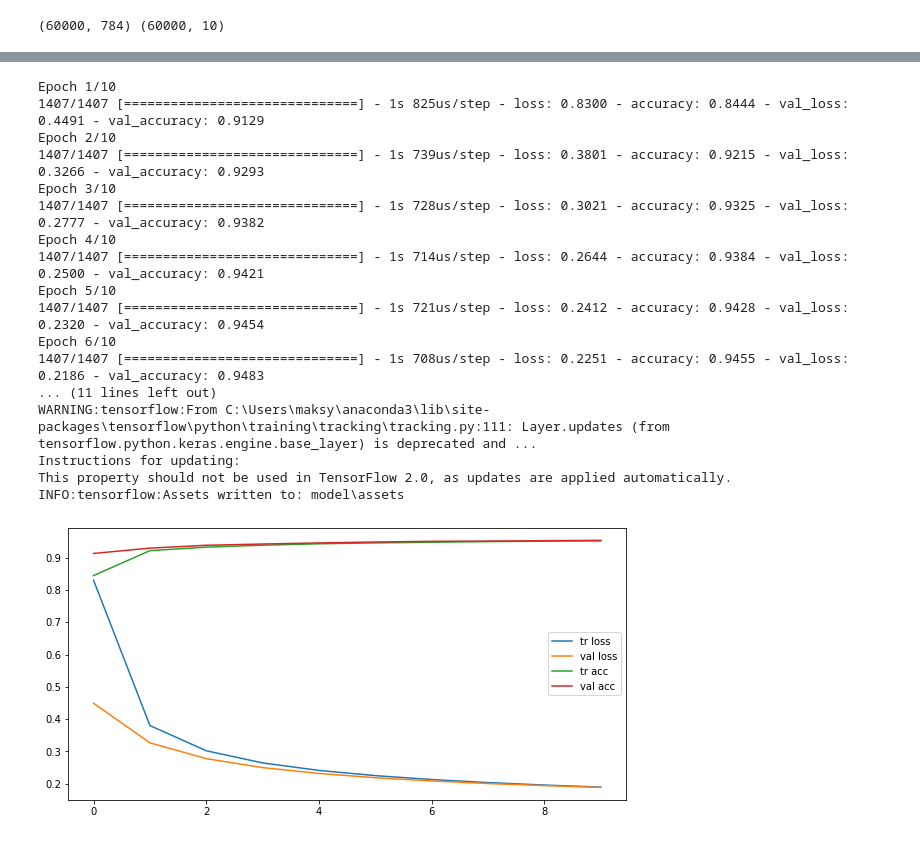
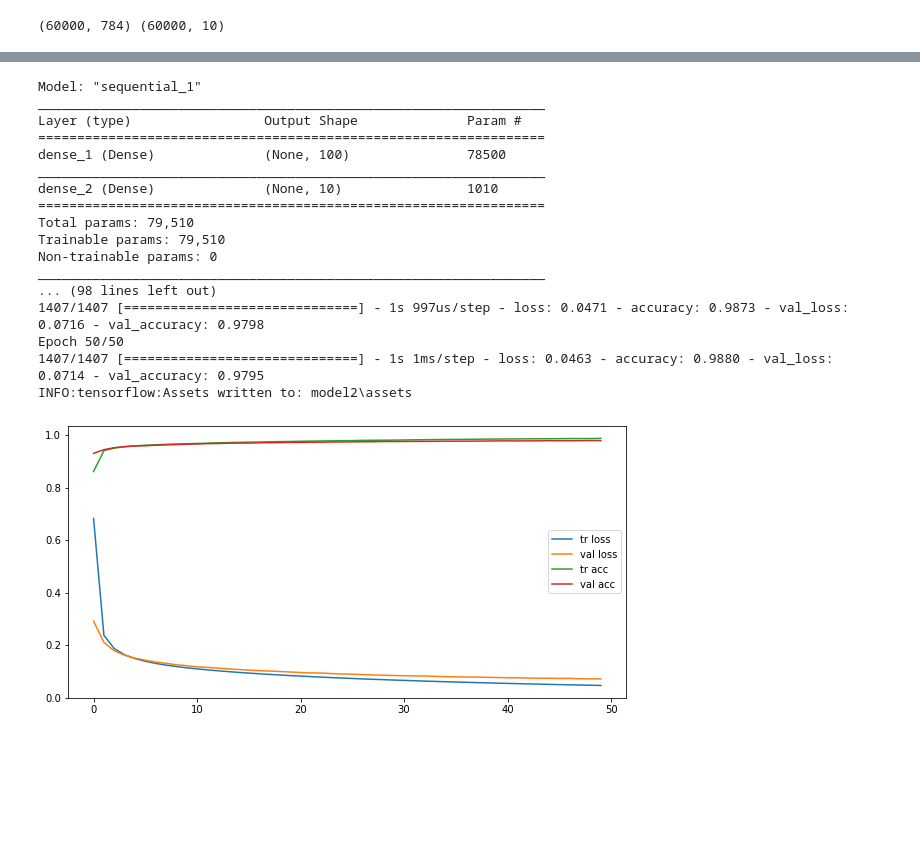
Before and after one commit to Gurdel/nn_keras_kannada_mnist, a Jupyter notebook: keras_mod1.ipynb, the cells around one changed output, grey strips where cells are left out. Cells and saved outputs as stored; diff of their text form; code cells hidden in the pictures; blank space fills up the shorter version.

```diff
--- a/keras_mod1.ipynb
+++ b/keras_mod1.ipynb
@@ -9,3 +9,5 @@ y = np_utils.to_categorical(y, 10)
 print(X.shape, y.shape)
 # %% [output]
 (60000, 784) (60000, 10)
+# %%
+n_epo = 50
@@ -12,42 +55,42 @@ print(X.shape, y.shape)
 # %%
 import keras
 model = keras.Sequential([
     keras.Input(shape=(784)),
-    #keras.layers.Dense(128, activation='relu'),
+    keras.layers.Dense(100, activation='relu'),
     keras.layers.Dense(10, activation='softmax')
 ])
 model.compile(loss='categorical_crossentropy', optimizer='sgd', metrics=['accuracy'])
 print(model.summary())
 
 from sklearn.model_selection import train_test_split
 X_train, X_val, y_train, y_val = train_test_split(X, y)
-res = model.fit(X_train, y_train, validation_data=(X_val, y_val), epochs=10)
-model.save('model')
+res = model.fit(X_train, y_train, validation_data=(X_val, y_val), epochs=n_epo)
+model.save('model2')
 
 from matplotlib import pyplot as plt
 plt.figure(figsize=(10, 5))
 plt.plot(res.history["loss"], label="tr loss")
 plt.plot(res.history["val_loss"], label="val loss")
 plt.plot(res.history["accuracy"], label="tr acc")
 plt.plot(res.history["val_accuracy"], label="val acc")
 plt.legend()
 plt.show()
 # %% [output]
-Epoch 1/10
-1407/1407 [==============================] - 1s 825us/step - loss: 0.8300 - accuracy: 0.8444 - val_loss: 0.4491 - val_accuracy: 0.9129
-Epoch 2/10
-1407/1407 [==============================] - 1s 739us/step - loss: 0.3801 - accuracy: 0.9215 - val_loss: 0.3266 - val_accuracy: 0.9293
-Epoch 3/10
-1407/1407 [==============================] - 1s 728us/step - loss: 0.3021 - accuracy: 0.9325 - val_loss: 0.2777 - val_accuracy: 0.9382
-Epoch 4/10
-1407/1407 [==============================] - 1s 714us/step - loss: 0.2644 - accuracy: 0.9384 - val_loss: 0.2500 - val_accuracy: 0.9421
-Epoch 5/10
-1407/1407 [==============================] - 1s 721us/step - loss: 0.2412 - accuracy: 0.9428 - val_loss: 0.2320 - val_accuracy: 0.9454
-Epoch 6/10
-1407/1407 [==============================] - 1s 708us/step - loss: 0.2251 - accuracy: 0.9455 - val_loss: 0.2186 - val_accuracy: 0.9483
-... (11 lines left out)
-WARNING:tensorflow:From C:\Users\maksy\anaconda3\lib\site-packages\tensorflow\python\training\tracking\tracking.py:111: Layer.updates (from tensorflow.python.keras.engine.base_layer) is deprecated and ...
-Instructions for updating:
-This property should not be used in TensorFlow 2.0, as updates are applied automatically.
-INFO:tensorflow:Assets written to: model\assets
+Model: "sequential_1"
+_________________________________________________________________
+Layer (type)                 Output Shape              Param #
+=================================================================
+dense_1 (Dense)              (None, 100)               78500
+_________________________________________________________________
+dense_2 (Dense)              (None, 10)                1010
+=================================================================
+Total params: 79,510
+Trainable params: 79,510
+Non-trainable params: 0
+_________________________________________________________________
+... (98 lines left out)
+1407/1407 [==============================] - 1s 997us/step - loss: 0.0471 - accuracy: 0.9873 - val_loss: 0.0716 - val_accuracy: 0.9798
+Epoch 50/50
+1407/1407 [==============================] - 1s 1ms/step - loss: 0.0463 - accuracy: 0.9880 - val_loss: 0.0714 - val_accuracy: 0.9795
+INFO:tensorflow:Assets written to: model2\assets
-[figure, old version]
+[figure, new version]
```
Also changed, not shown: parts of 9 cells of this notebook, 31 other files.
